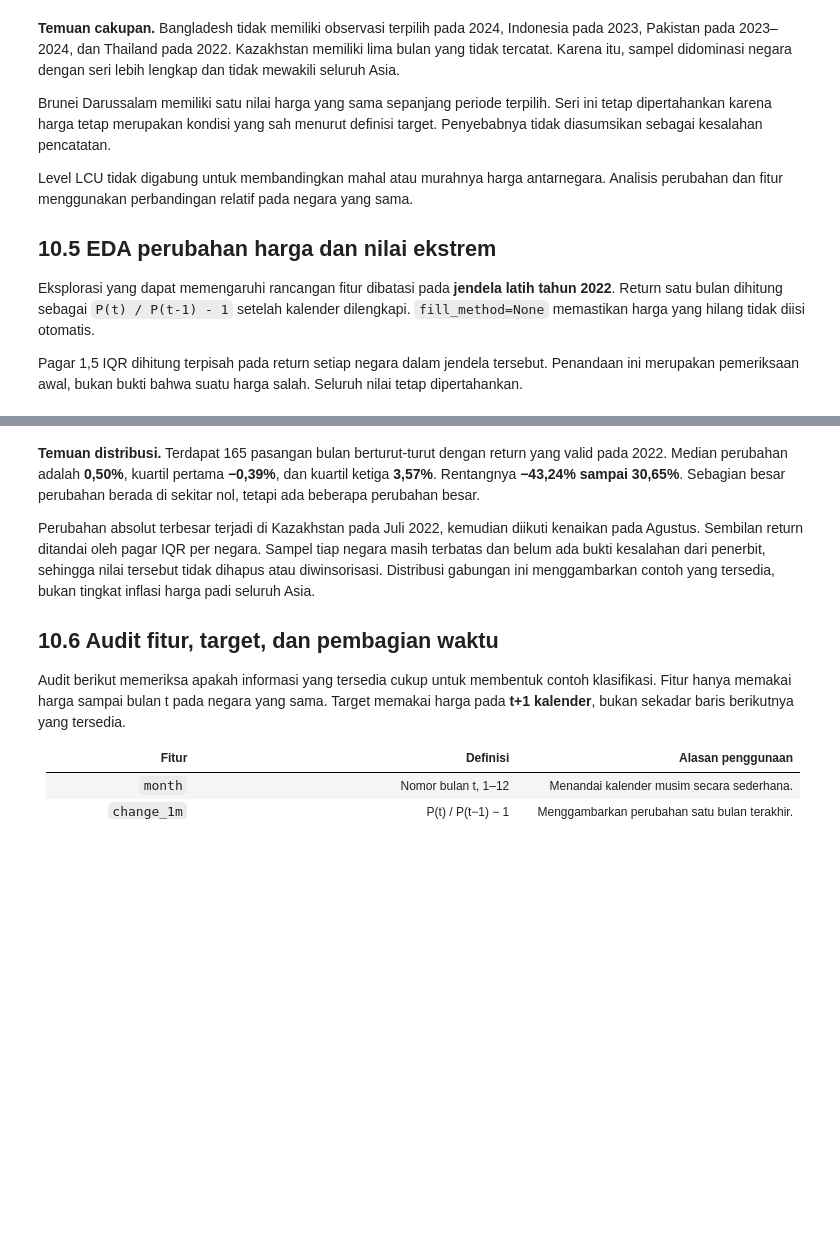
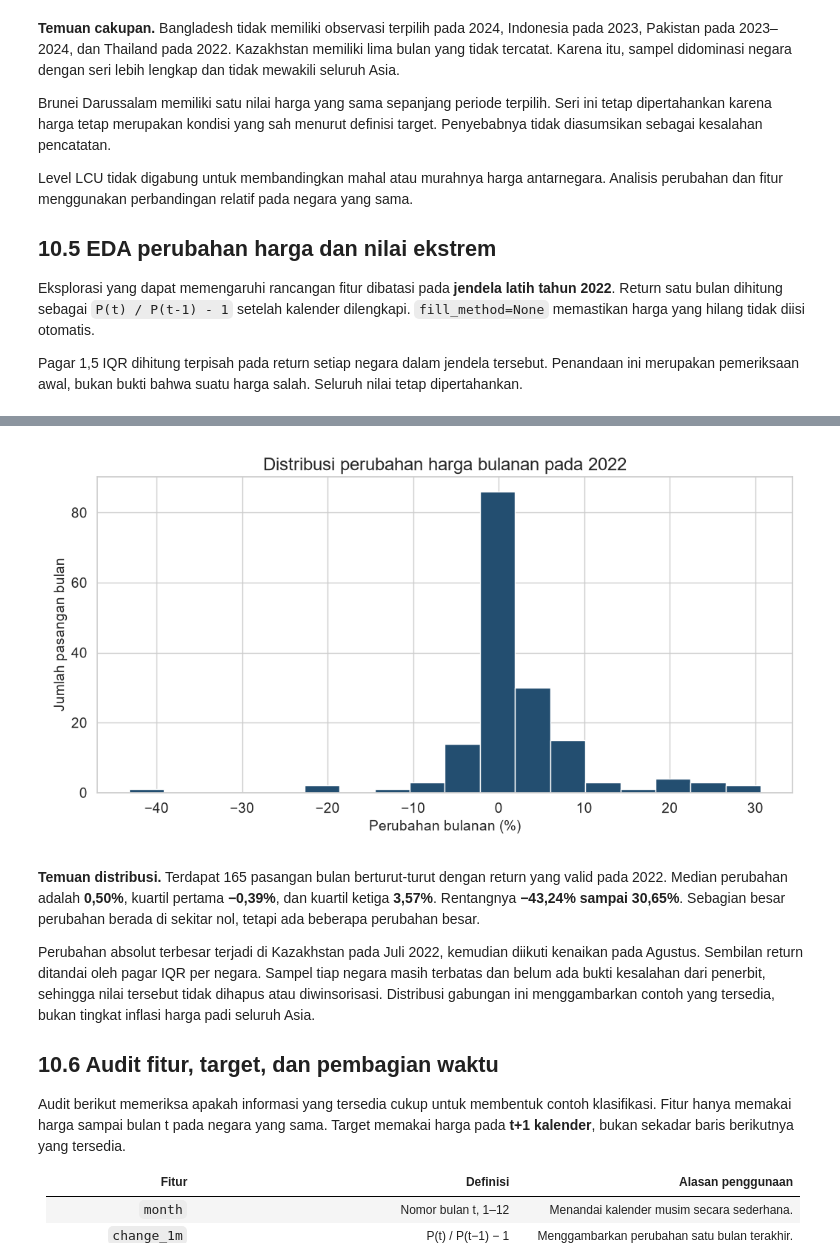
Before and after one commit to firrazmrd/17_IF-B_Sop-Pak-Min-Klaten, a Jupyter notebook: Projek.ipynb, the cells around one changed output, grey strips where cells are left out. Drawn from its saved outputs; the diff is of its cells as text; code cells hidden in the pictures; blank space fills up the shorter version.

```diff
--- a/Projek.ipynb
+++ b/Projek.ipynb
@@ -174,0 +156,14 @@ display(raw[["Country", "M49 Code", "Item", "date", PRICE, FLAG]].head())
+# %%
+data_path = 'data/raw/faostat_rice_producer_prices.csv'
+df = pd.read_csv(
+    data_path,
+    dtype={'faostat': 'string', 'M49 Code': 'string', 'Item Code': 'string'}
+)
+
+df['date'] = pd.to_datetime(df['date'], format='%Y-%m-%d')
+display(df.head())
+print('Ukuran data (baris, kolom):', df.shape)
+print('Jumlah negara:', df['Country'].nunique())
+print('Periode awal:', df['date'].min())
+print('Periode akhir:', df['date'].max())
+df.info()
@@ -458,0 +478,13 @@ show_svg(s)
+# %%
+# Perubahan dihitung setelah kalender bulanan dilengkapi.
+df_calendar['change_1m'] = df_calendar.groupby('Country')[price_column].pct_change(fill_method=None)
+train_end = pd.Timestamp('2023-01-01')
+validation_end = pd.Timestamp('2024-01-01')
+
+df_return_train = df_calendar[
+    (df_calendar['date'] < train_end)
+    & df_calendar['change_1m'].notnull()
+][['Country', 'date', 'change_1m']].copy()
+
+df_return_train['change_percent'] = df_return_train['change_1m'] * 100
+display(df_return_train['change_percent'].describe().rename('Perubahan bulanan (%)').to_frame())
@@ -459,3 +554,23 @@ show_svg(s)
+# %%
+plt.figure(figsize=(10.4, 5.5))
+sns.histplot(
+    data=df_return_train,
+    x='change_percent',
+    bins=18,
+    color='#234e70',
+    edgecolor='white',
+    alpha=1
+)
+
+plt.title('Distribusi perubahan harga bulanan pada 2022', fontsize=17)
+plt.xlabel('Perubahan bulanan (%)', fontsize=14)
+plt.ylabel('Jumlah pasangan bulan', fontsize=14)
+plt.xticks(fontsize=14)
+plt.yticks(fontsize=14)
+plt.tight_layout()
+plt.show()
+# %% [output]
+[figure, added]
 # %% [markdown]
 **Temuan distribusi.** Terdapat 165 pasangan bulan berturut-turut dengan return yang valid pada 2022. Median perubahan adalah **0,50%**, kuartil pertama **−0,39%**, dan kuartil ketiga **3,57%**. Rentangnya **−43,24% sampai 30,65%**. Sebagian besar perubahan berada di sekitar nol, tetapi ada beberapa perubahan besar.
 
```
Also changed, not shown: parts of 35 cells of this notebook, 2 other files.
